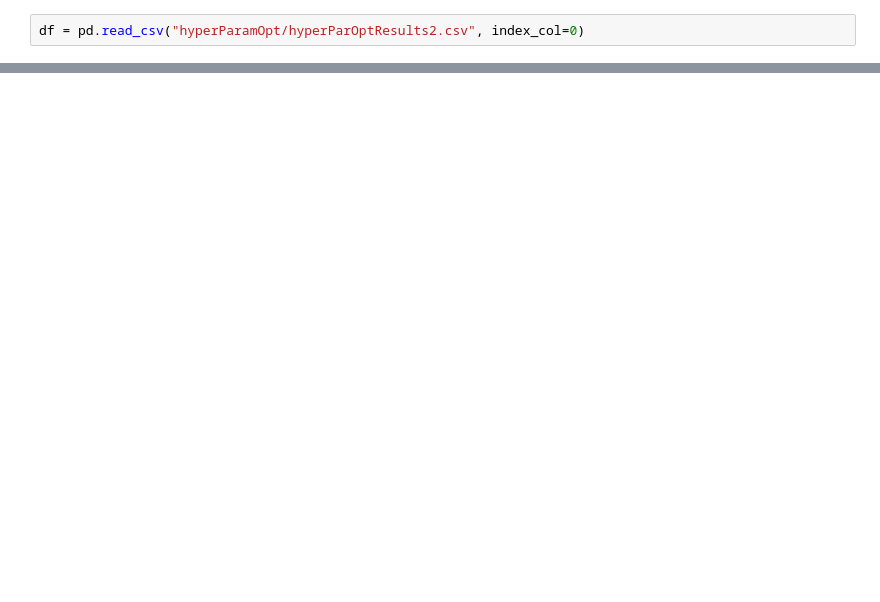
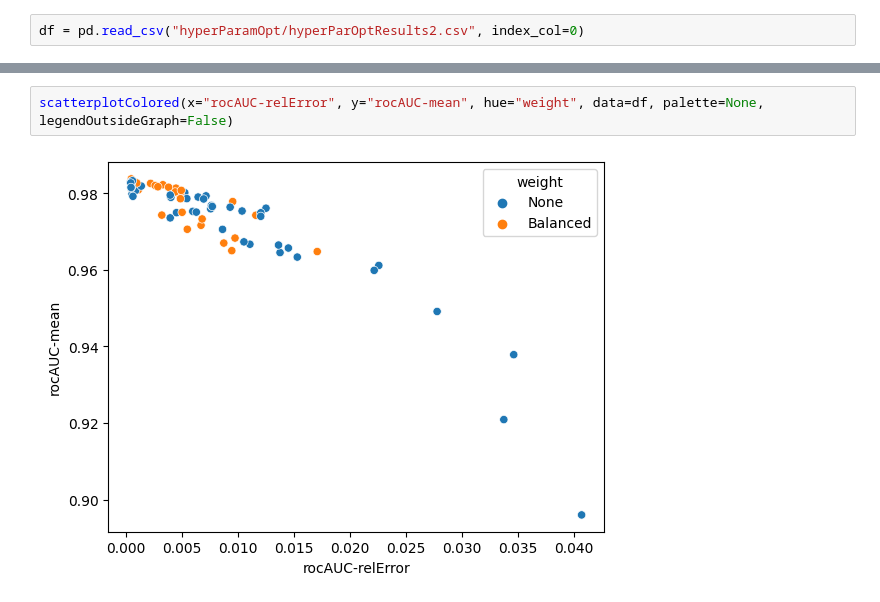
Before and after one commit to mhassans/galaxyMorphology, a Jupyter notebook: PlotHyperParamOpt.ipynb, the cells around one changed output, grey strips where cells are left out. Saved outputs shown, nothing was run; the diff lists cells and outputs as text; blank space fills up the shorter version.

```diff
--- a/PlotHyperParamOpt.ipynb
+++ b/PlotHyperParamOpt.ipynb
@@ -277,0 +71,4 @@ plotly.offline.iplot(fig)
+# %%
+scatterplotColored(x="rocAUC-relError", y="rocAUC-mean", hue="weight", data=df, palette=None, legendOutsideGraph=False)
+# %% [output]
+[figure, added]
```
Also changed, not shown: parts of 67 cells of this notebook, 1 other file.
